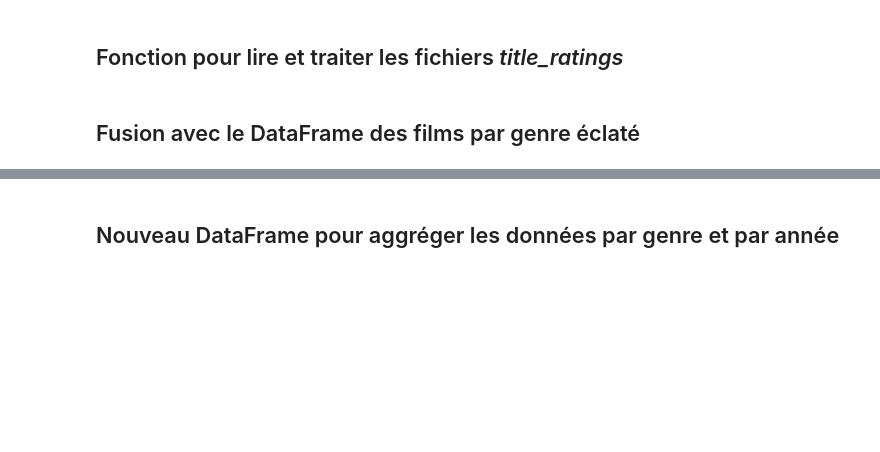
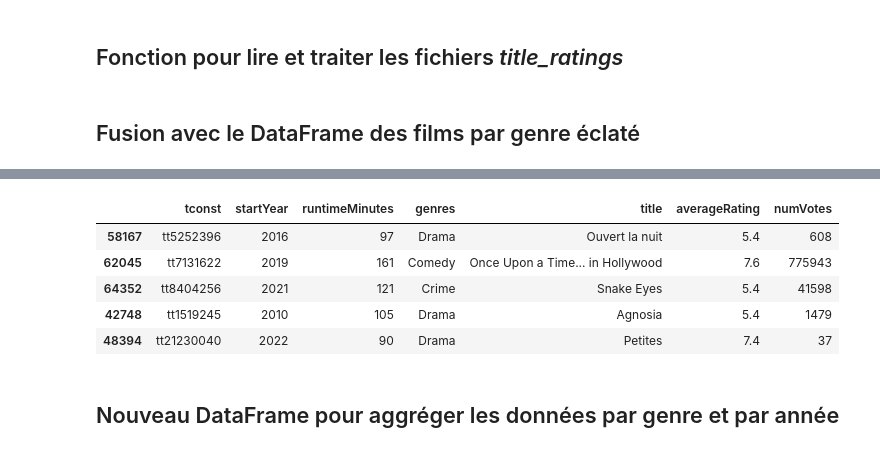
Before and after one commit to Miche5967/Projet_WCS_02_Systeme_recommandation_films, a Jupyter notebook: data_analyses_to_streamlit.ipynb, the cells around one changed output, grey strips where cells are left out. Cells and saved outputs as stored; diff of their text form; code cells hidden in the pictures; blank space fills up the shorter version.

```diff
--- a/data_analyses_to_streamlit.ipynb
+++ b/data_analyses_to_streamlit.ipynb
@@ -295,3 +356,12 @@ df_movie_title_fr_recent_years_exploded_ratings = pd.merge(
+# %%
+df_movie_title_fr_recent_years_exploded_ratings.sample(5)
+# %% [output]
+|  | tconst | startYear | runtimeMinutes | genres | title | averageRating | numVotes |
+| 58167 | tt5252396 | 2016 | 97 | Drama | Ouvert la nuit | 5.4 | 608 |
+| 62045 | tt7131622 | 2019 | 161 | Comedy | Once Upon a Time... in Hollywood | 7.6 | 775943 |
+| 64352 | tt8404256 | 2021 | 121 | Crime | Snake Eyes | 5.4 | 41598 |
+| 42748 | tt1519245 | 2010 | 105 | Drama | Agnosia | 5.4 | 1479 |
+| 48394 | tt21230040 | 2022 | 90 | Drama | Petites | 7.4 | 37 |
 # %% [markdown]
 ## Nouveau DataFrame pour aggréger les données par genre et par année
 # %%
```
Also changed, not shown: parts of 20 cells of this notebook.
